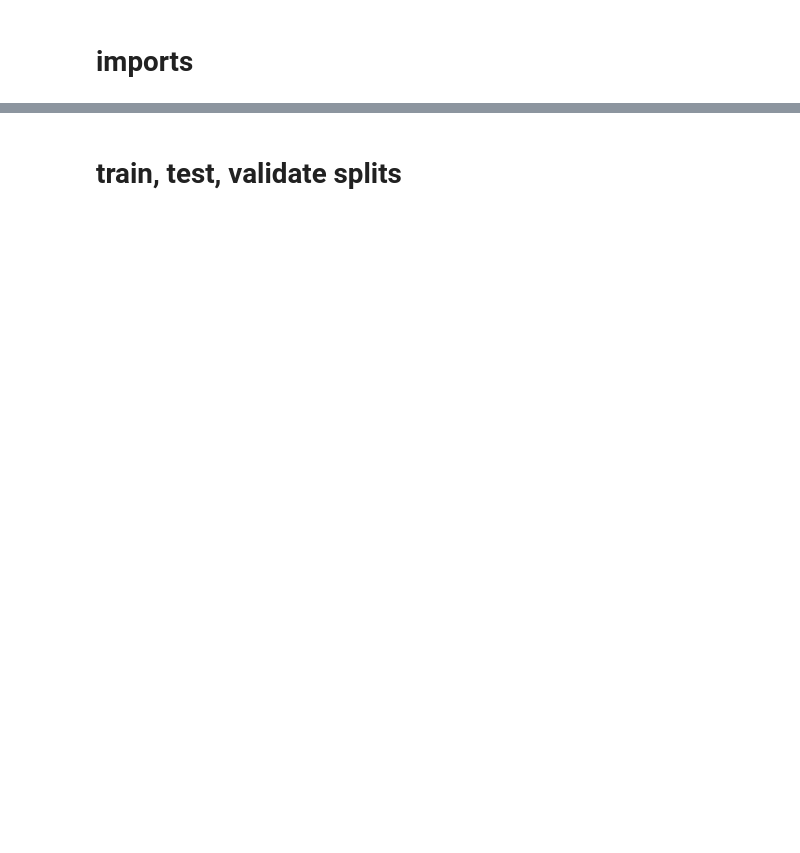
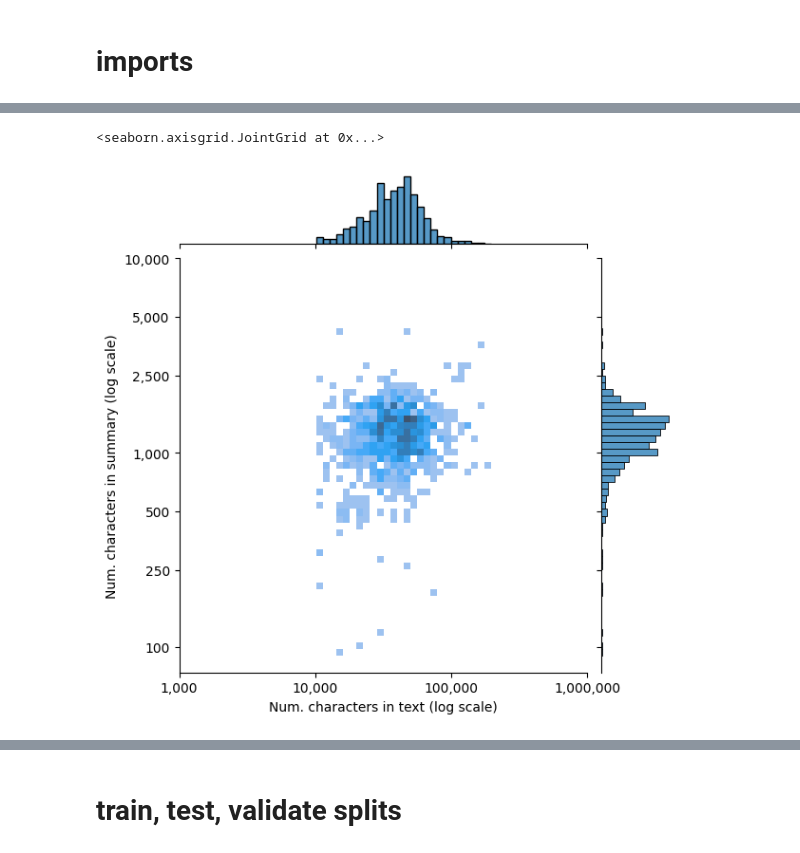
Before and after one commit to ideaguy3d/data-science-practice, a Jupyter notebook: driven-data/research-summarization.ipynb, the cells around one changed output, grey strips where cells are left out. Saved outputs shown, nothing was run; the diff lists cells and outputs as text; code cells hidden in the pictures; blank space fills up the shorter version.

```diff
--- a/driven-data/research-summarization.ipynb
+++ b/driven-data/research-summarization.ipynb
@@ -40,0 +82,17 @@ df
+# %%
+df["text_len"] = df.text.str.len()
+df["summary_len"] = df.summary.str.len()
+df["text_len_log"] = np.log10(df.text_len)
+df["summary_len_log"] = np.log10(df.summary_len)
+# %%
+g = sns.jointplot(df, x="text_len_log", y="summary_len_log", kind="hist")
+xticks = [3, 4, 5, 6]
+yticks = [2, np.log10(250), np.log10(500), 3, np.log10(2_500), np.log10(5_000), 4]
+g.ax_marg_x.set_xticks(xticks, [f"{10**tick:,.0f}" for tick in xticks])
+g.ax_marg_y.set_yticks(yticks, [f"{10**tick:,.0f}" for tick in yticks])
+g.set_axis_labels(
+    "Num. characters in text (log scale)", "Num. characters in summary (log scale)"
+)
+# %% [output]
+<seaborn.axisgrid.JointGrid at 0x...>
+[figure, added]
```
Also changed, not shown: parts of 31 cells of this notebook.
